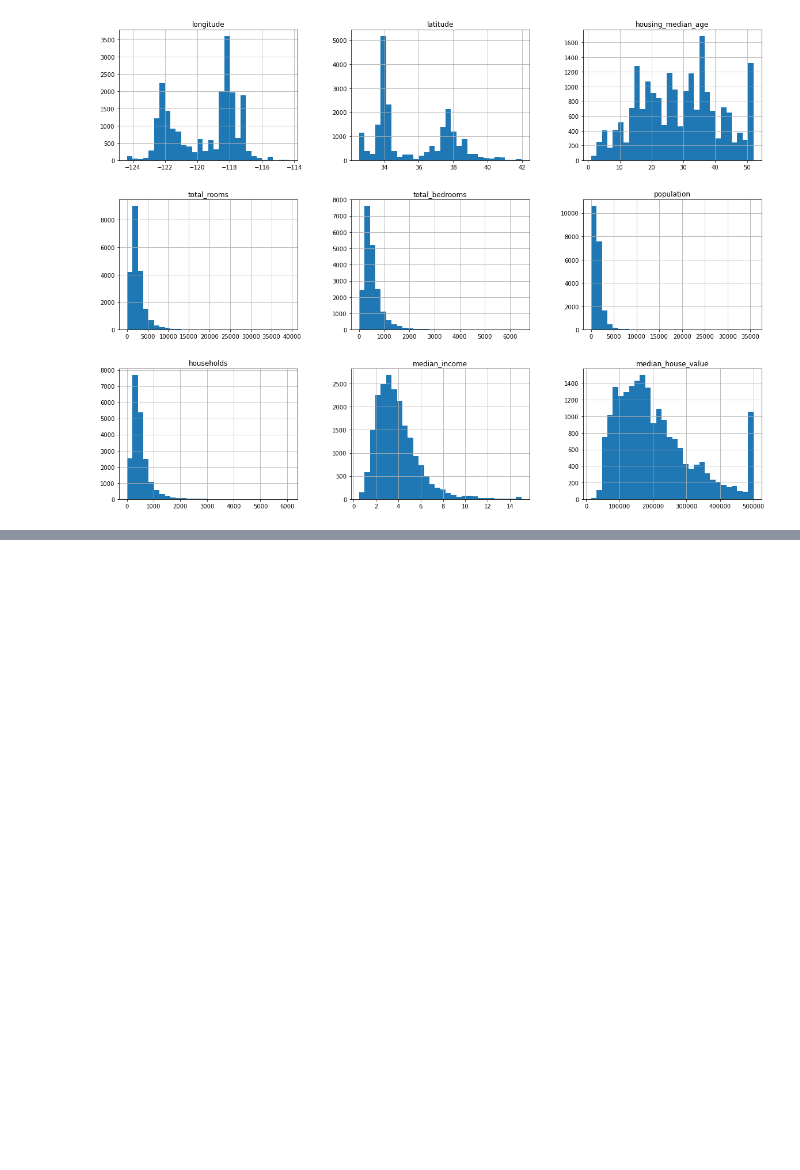
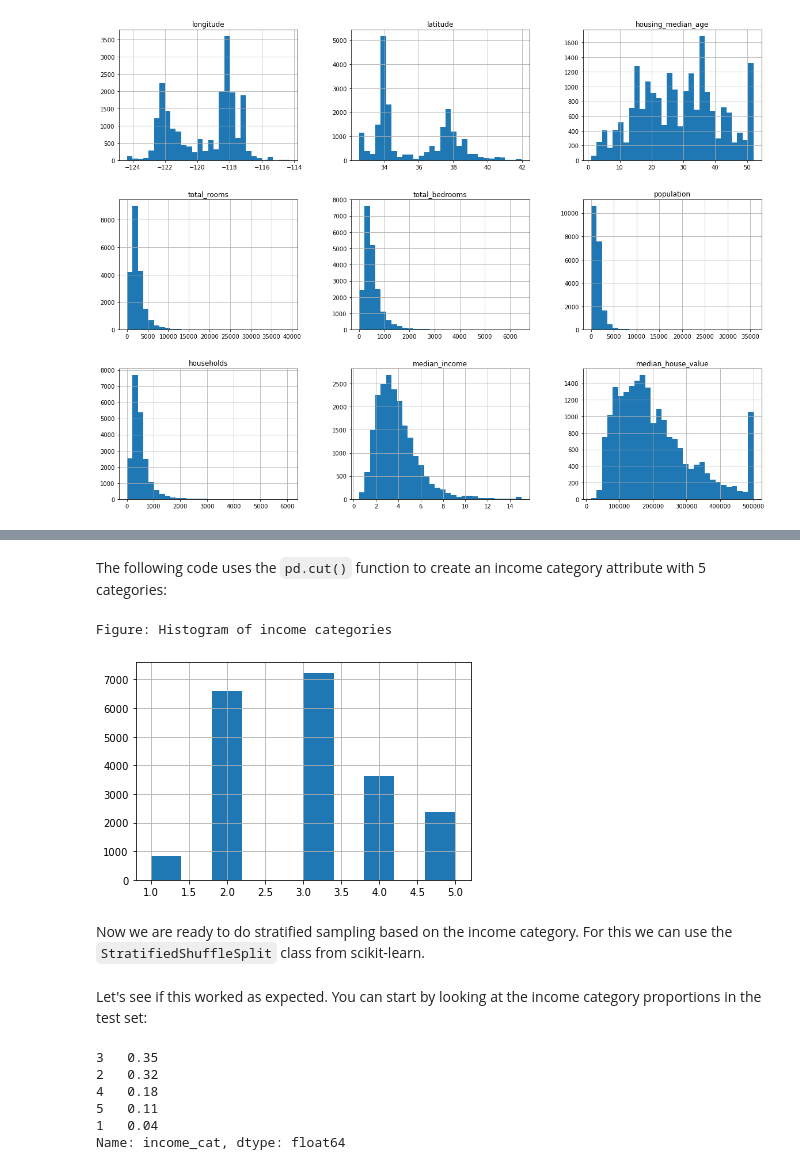
Before and after one commit to skacem/Learning-Machine-Learning, a Jupyter notebook: Case-Studies/case_1.ipynb, the cells around one changed output, grey strips where cells are left out. Drawn from its saved outputs; the diff is of its cells as text; code cells hidden in the pictures; blank space fills up the shorter version.

Commit message:
add test and train sets

```diff
--- a/Case-Studies/case_1.ipynb
+++ b/Case-Studies/case_1.ipynb
@@ -124,0 +136,14 @@ There are few things you might notice in these histograms:
+# %% [markdown]
+The following code uses the `pd.cut()` function to create an income category attribute with 5 categories:
+# %%
+df['income_cat'] = pd.cut(df['median_income'],
+                         bins=[0, 1.5, 3, 4.5, 6, np.inf],
+                         labels=[1, 2, 3, 4, 5])
+
+print('Figure: Histogram of income categories')
+df['income_cat'].hist();
+# %% [output]
+Figure: Histogram of income categories
+[figure, added]
+# %% [markdown]
+Now we are ready to do stratified sampling based on the income category. For this we can use the `StratifiedShuffleSplit` class from scikit-learn.
@@ -124,0 +158,11 @@ There are few things you might notice in these histograms:
+# %% [markdown]
+Let's see if this worked as expected. You can start by looking at the income category proportions in the test set:
+# %%
+strat_test_set["income_cat"].value_counts() / len(strat_test_set)
+# %% [output]
+3   0.35
+2   0.32
+4   0.18
+5   0.11
+1   0.04
+Name: income_cat, dtype: float64
```
Also changed, not shown: parts of 11 cells of this notebook.
